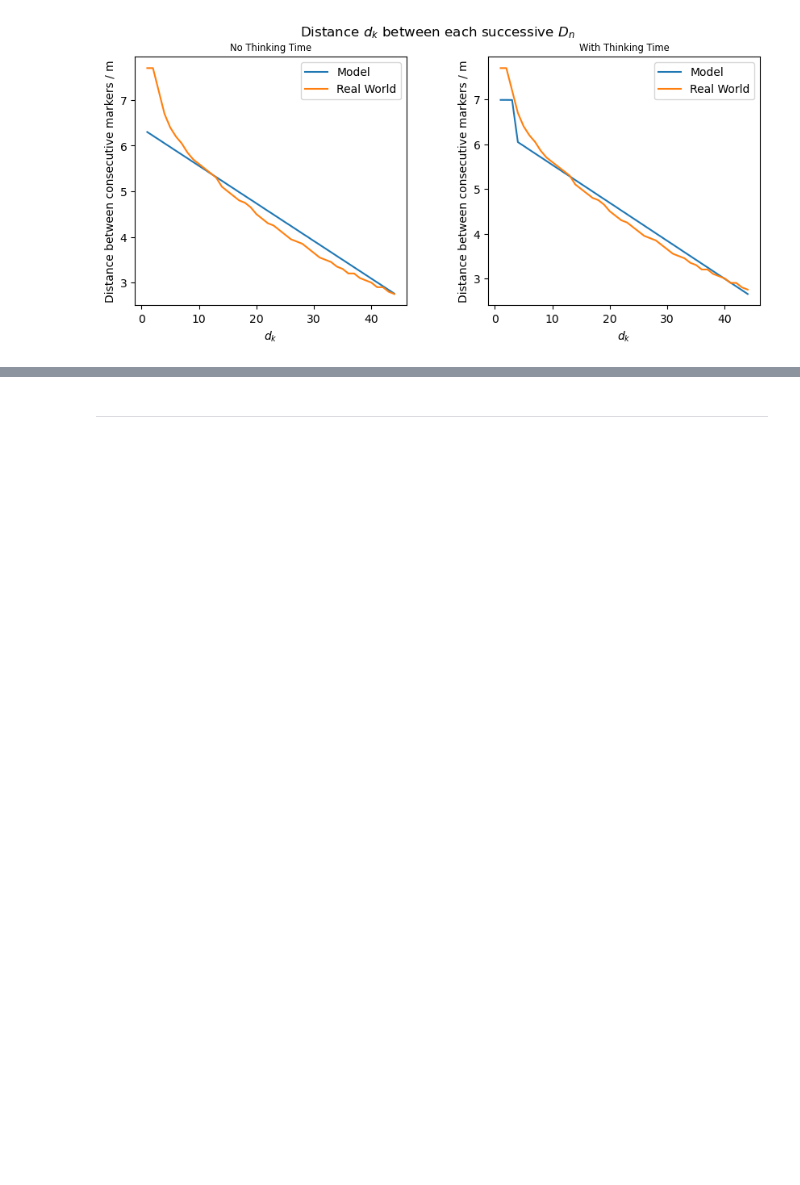
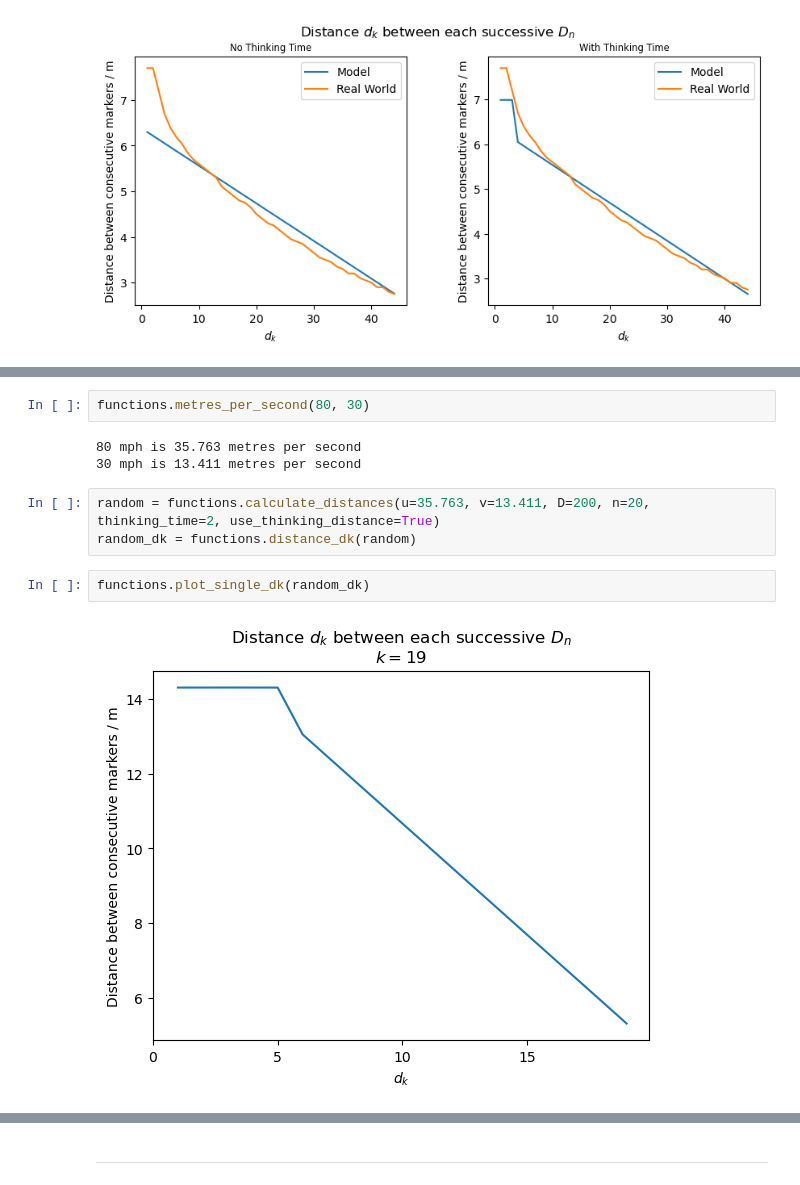
Before and after one commit to pineapple-bois/Modelling-Transverse-Bars, a Jupyter notebook: transverse_bars.ipynb, the cells around one changed output, grey strips where cells are left out. Saved outputs shown, nothing was run; the diff lists cells and outputs as text; blank space fills up the shorter version.

Commit message:
A random entry

```diff
--- a/transverse_bars.ipynb
+++ b/transverse_bars.ipynb
@@ -283,0 +312,12 @@ functions.plot_subgraphs_dk(dk_45_no_thinking, dk_45_thinking, real_world_45)
+# %%
+functions.metres_per_second(80, 30)
+# %% [output]
+80 mph is 35.763 metres per second
+30 mph is 13.411 metres per second
+# %%
+random = functions.calculate_distances(u=35.763, v=13.411, D=200, n=20, thinking_time=2, use_thinking_distance=True)
+random_dk = functions.distance_dk(random)
+# %%
+functions.plot_single_dk(random_dk)
+# %% [output]
+[figure, added]
```
Also changed, not shown: parts of 21 cells of this notebook.
